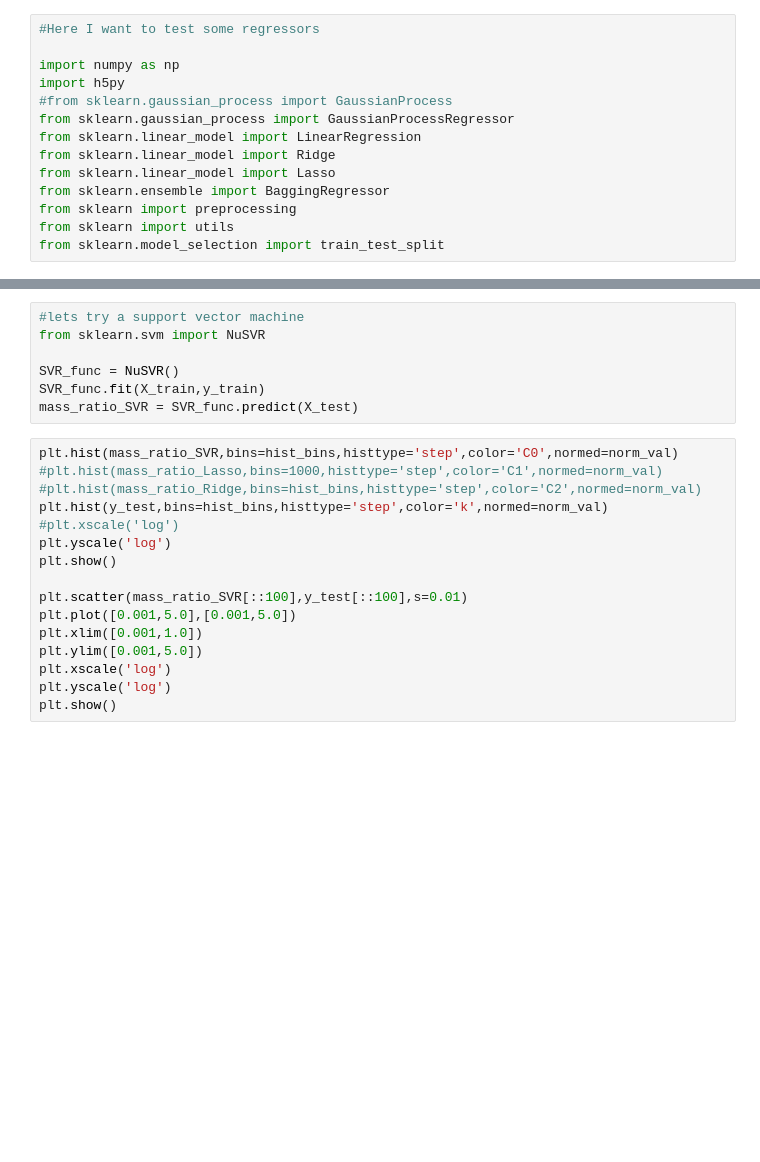
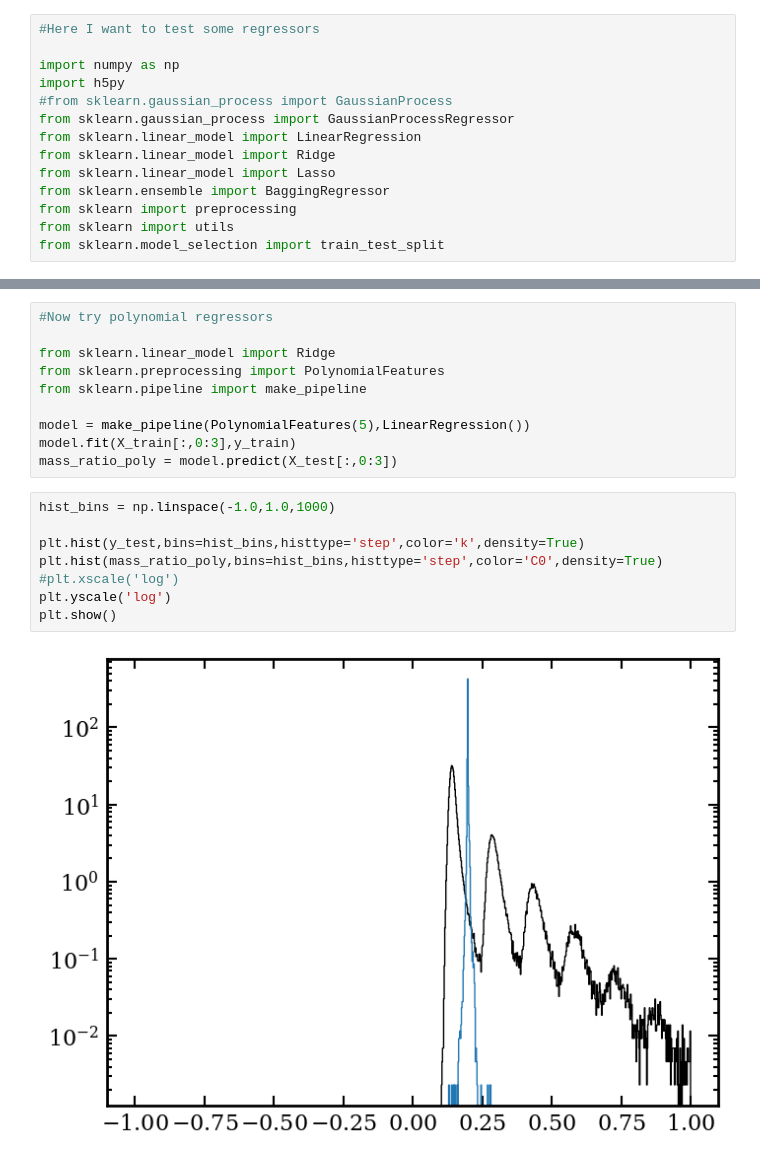
Before and after one commit to AndrewGraus/Stellar_Halo_Project, a Jupyter notebook: sklearn_tests.ipynb, the cells around one changed output, grey strips where cells are left out. Cells and saved outputs as stored; diff of their text form; blank space fills up the shorter version.

```diff
--- a/sklearn_tests.ipynb
+++ b/sklearn_tests.ipynb
@@ -246,23 +178,20 @@ plt.show()
-# %%
-#lets try a support vector machine
-from sklearn.svm import NuSVR
-
-SVR_func = NuSVR()
-SVR_func.fit(X_train,y_train)
-mass_ratio_SVR = SVR_func.predict(X_test)
-# %%
-plt.hist(mass_ratio_SVR,bins=hist_bins,histtype='step',color='C0',normed=norm_val)
-#plt.hist(mass_ratio_Lasso,bins=1000,histtype='step',color='C1',normed=norm_val)
-#plt.hist(mass_ratio_Ridge,bins=hist_bins,histtype='step',color='C2',normed=norm_val)
-plt.hist(y_test,bins=hist_bins,histtype='step',color='k',normed=norm_val)
-#plt.xscale('log')
-plt.yscale('log')
-plt.show()
-
-plt.scatter(mass_ratio_SVR[::100],y_test[::100],s=0.01)
-plt.plot([0.001,5.0],[0.001,5.0])
-plt.xlim([0.001,1.0])
-plt.ylim([0.001,5.0])
-plt.xscale('log')
-plt.yscale('log')
-plt.show()
+# %%
+#Now try polynomial regressors
+
+from sklearn.linear_model import Ridge
+from sklearn.preprocessing import PolynomialFeatures
+from sklearn.pipeline import make_pipeline
+
+model = make_pipeline(PolynomialFeatures(5),LinearRegression())
+model.fit(X_train[:,0:3],y_train)
+mass_ratio_poly = model.predict(X_test[:,0:3])
+# %%
+hist_bins = np.linspace(-1.0,1.0,1000)
+
+plt.hist(y_test,bins=hist_bins,histtype='step',color='k',density=True)
+plt.hist(mass_ratio_poly,bins=hist_bins,histtype='step',color='C0',density=True)
+#plt.xscale('log')
+plt.yscale('log')
+plt.show()
+# %% [output]
+[figure, added]
```
Also changed, not shown: parts of 41 cells of this notebook, 5 other files.
